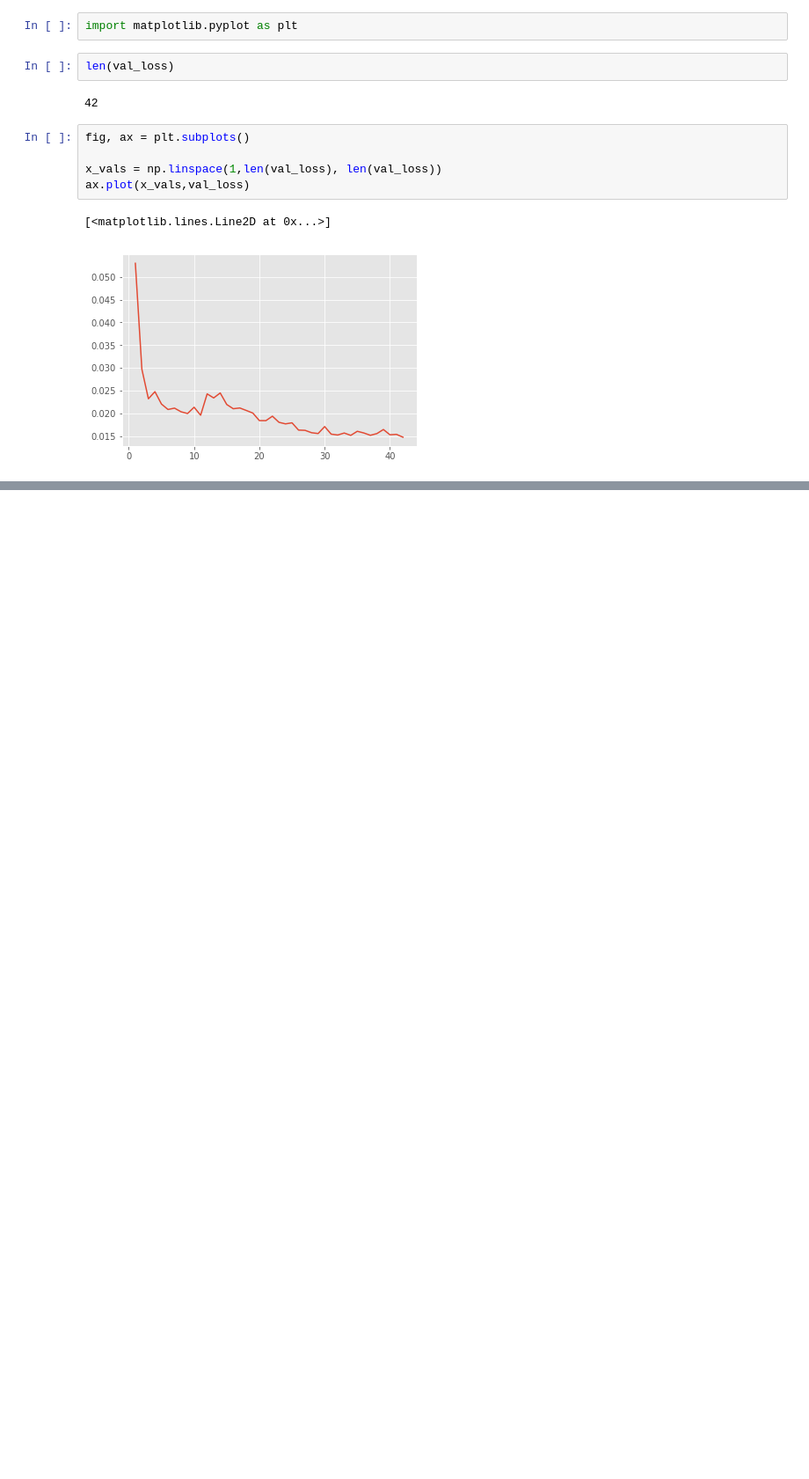
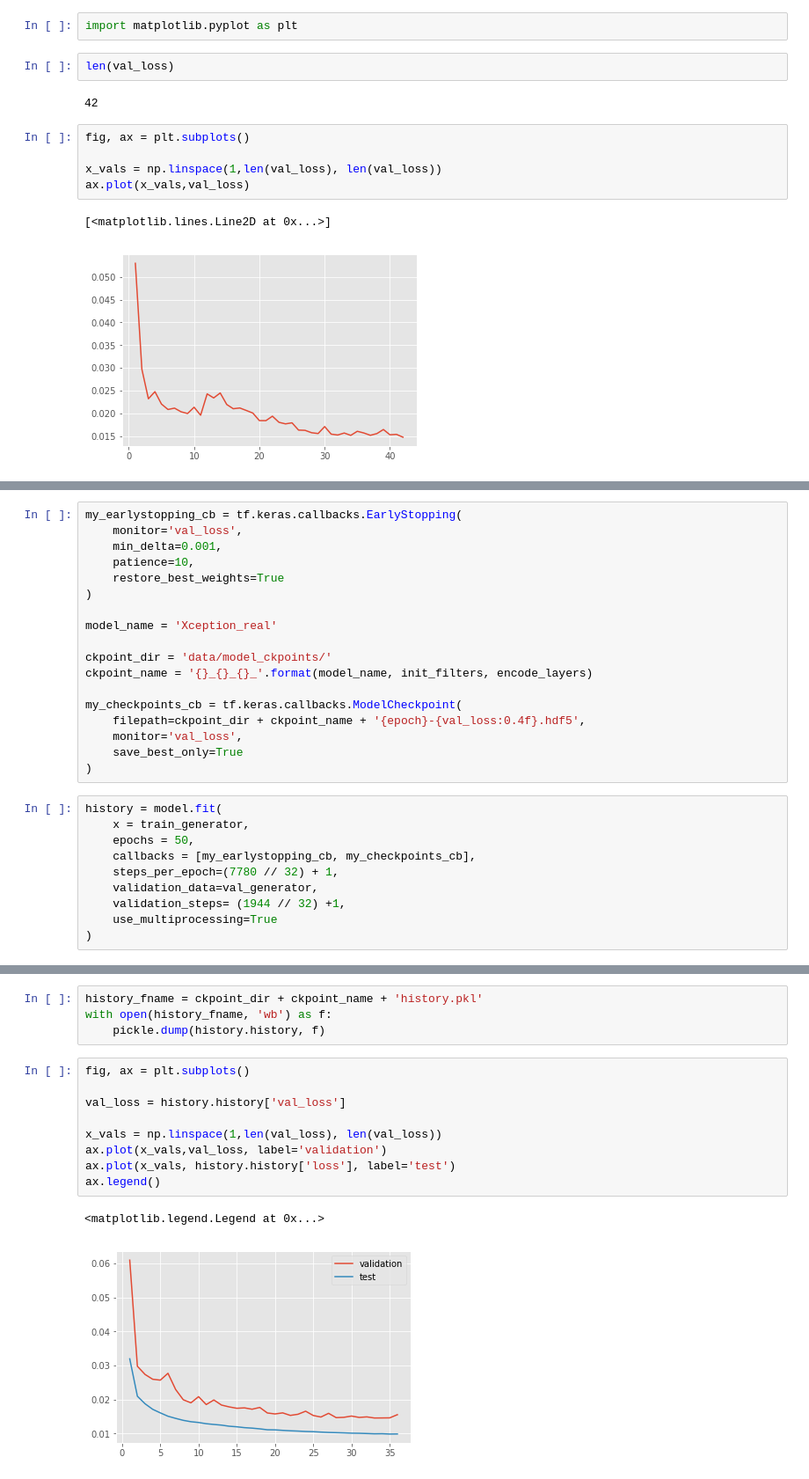
Before and after one commit to connorslagle/homes-like-this, a Jupyter notebook: cnn_sandbox.ipynb, the cells around one changed output, grey strips where cells are left out. Shown: that part at 88% size. Cells and saved outputs as stored; diff of their text form; blank space fills up the shorter version.

```diff
--- a/cnn_sandbox.ipynb
+++ b/cnn_sandbox.ipynb
@@ -344,0 +449,28 @@ ax.plot(x_vals,val_loss)
+# %%
+my_earlystopping_cb = tf.keras.callbacks.EarlyStopping(
+    monitor='val_loss',
+    min_delta=0.001,
+    patience=10,
+    restore_best_weights=True
+)
+
+model_name = 'Xception_real'
+
+ckpoint_dir = 'data/model_ckpoints/'
+ckpoint_name = '{}_{}_{}_'.format(model_name, init_filters, encode_layers)
+
+my_checkpoints_cb = tf.keras.callbacks.ModelCheckpoint(
+    filepath=ckpoint_dir + ckpoint_name + '{epoch}-{val_loss:0.4f}.hdf5',
+    monitor='val_loss',
+    save_best_only=True
+)
+# %%
+history = model.fit(
+    x = train_generator,
+    epochs = 50,
+    callbacks = [my_earlystopping_cb, my_checkpoints_cb],
+    steps_per_epoch=(7780 // 32) + 1,
+    validation_data=val_generator,
+    validation_steps= (1944 // 32) +1,
+    use_multiprocessing=True
+)
@@ -344,0 +495,16 @@ ax.plot(x_vals,val_loss)
+# %%
+history_fname = ckpoint_dir + ckpoint_name + 'history.pkl'
+with open(history_fname, 'wb') as f:
+    pickle.dump(history.history, f)
+# %%
+fig, ax = plt.subplots()
+
+val_loss = history.history['val_loss']
+
+x_vals = np.linspace(1,len(val_loss), len(val_loss))
+ax.plot(x_vals,val_loss, label='validation')
+ax.plot(x_vals, history.history['loss'], label='test')
+ax.legend()
+# %% [output]
+<matplotlib.legend.Legend at 0x...>
+[figure, added]
```
Also changed, not shown: parts of 11 cells of this notebook, 1 other file.
